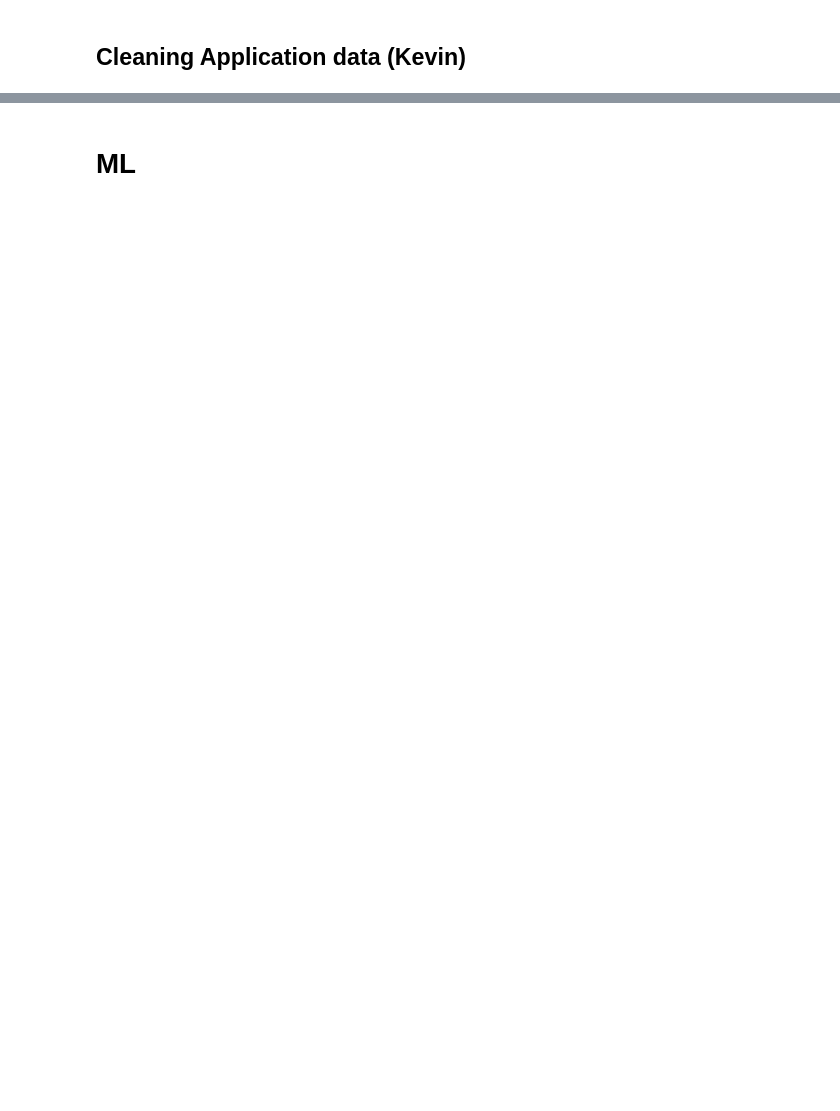
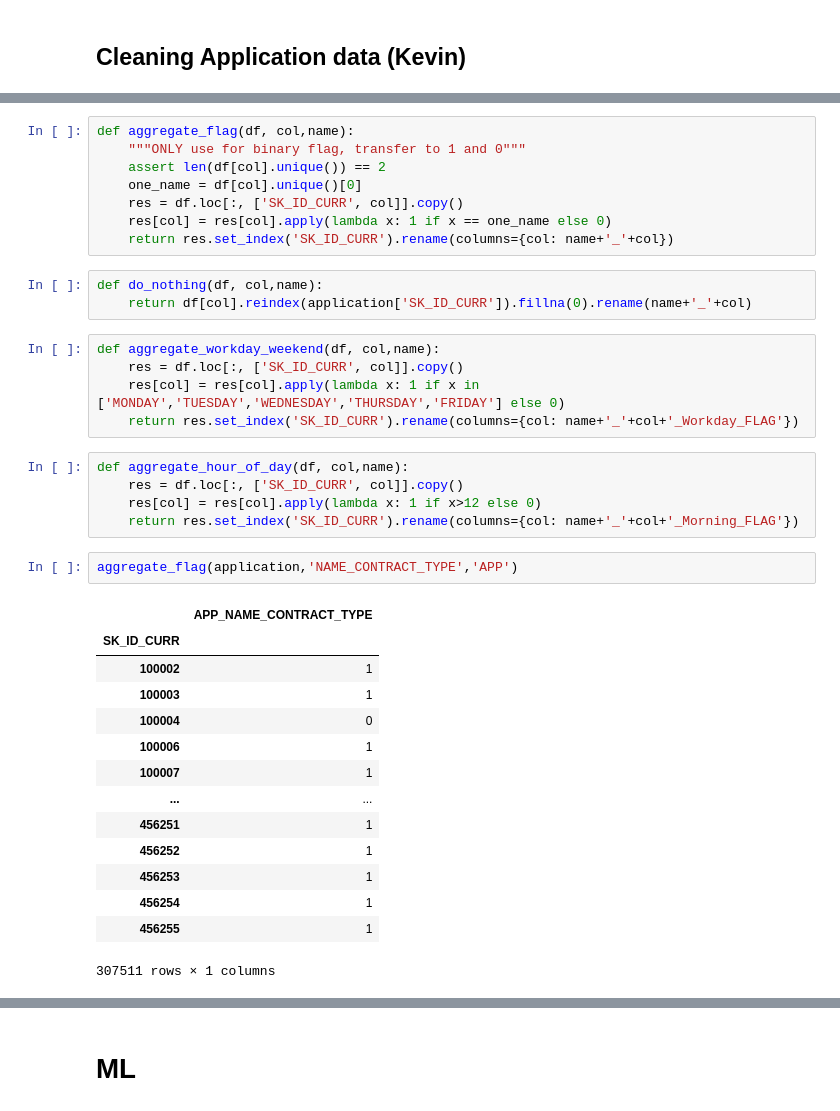
Before and after one commit to kaiwenShen/credit_default_prediction_kaggle, a Jupyter notebook: data_EDA.ipynb, the cells around one changed output, grey strips where cells are left out. Saved outputs shown, nothing was run; the diff lists cells and outputs as text; blank space fills up the shorter version.

```diff
--- a/data_EDA.ipynb
+++ b/data_EDA.ipynb
@@ -506,0 +520,38 @@ previous_application_merging_res.shape
+# %%
+def aggregate_flag(df, col,name):
+    """ONLY use for binary flag, transfer to 1 and 0"""
+    assert len(df[col].unique()) == 2
+    one_name = df[col].unique()[0]
+    res = df.loc[:, ['SK_ID_CURR', col]].copy()
+    res[col] = res[col].apply(lambda x: 1 if x == one_name else 0)
+    return res.set_index('SK_ID_CURR').rename(columns={col: name+'_'+col})
+# %%
+def do_nothing(df, col,name):
+    return df[col].reindex(application['SK_ID_CURR']).fillna(0).rename(name+'_'+col)
+# %%
+def aggregate_workday_weekend(df, col,name):
+    res = df.loc[:, ['SK_ID_CURR', col]].copy()
+    res[col] = res[col].apply(lambda x: 1 if x in ['MONDAY','TUESDAY','WEDNESDAY','THURSDAY','FRIDAY'] else 0)
+    return res.set_index('SK_ID_CURR').rename(columns={col: name+'_'+col+'_Workday_FLAG'})
+# %%
+def aggregate_hour_of_day(df, col,name):
+    res = df.loc[:, ['SK_ID_CURR', col]].copy()
+    res[col] = res[col].apply(lambda x: 1 if x>12 else 0)
+    return res.set_index('SK_ID_CURR').rename(columns={col: name+'_'+col+'_Morning_FLAG'})
+# %%
+aggregate_flag(application,'NAME_CONTRACT_TYPE','APP')
+# %% [output]
+|  | APP_NAME_CONTRACT_TYPE |
+| SK_ID_CURR |  |
+| 100002 | 1 |
+| 100003 | 1 |
+| 100004 | 0 |
+| 100006 | 1 |
+| 100007 | 1 |
+| ... | ... |
+| 456251 | 1 |
+| 456252 | 1 |
+| 456253 | 1 |
+| 456254 | 1 |
+| 456255 | 1 |
+307511 rows × 1 columns
```
Also changed, not shown: parts of 36 cells of this notebook.
